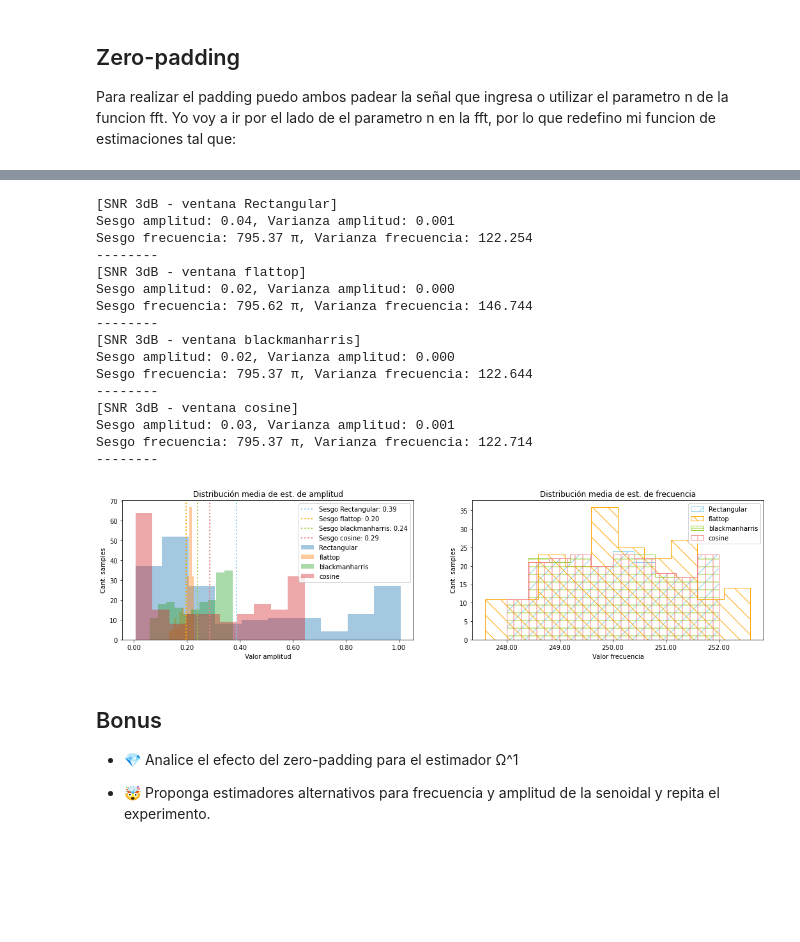
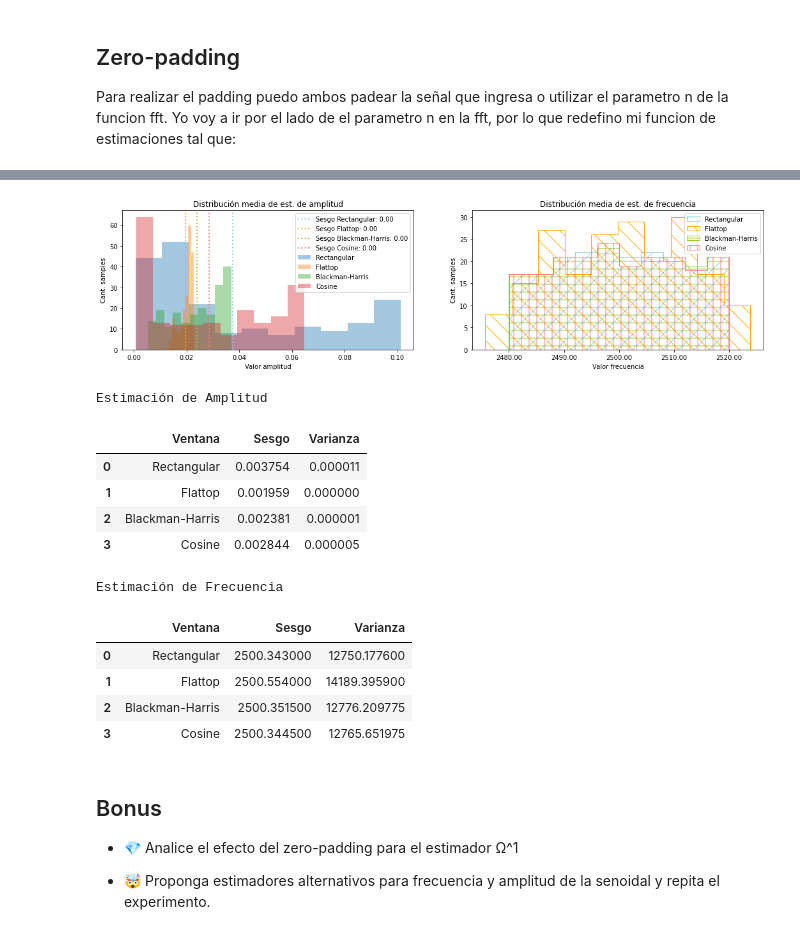
Before and after one commit to mnoe893/PDS_UTNBA_2025, a Jupyter notebook: TS6_estimacion_espectral.ipynb, the cells around one changed output, grey strips where cells are left out. Saved outputs shown, nothing was run; the diff lists cells and outputs as text; code cells hidden in the pictures; blank space fills up the shorter version.

```diff
--- a/TS6_estimacion_espectral.ipynb
+++ b/TS6_estimacion_espectral.ipynb
@@ -251,56 +253,67 @@ plt.show()
 # %%
-#
-#   CALCULO DE MEDIA Y VARIANZA E IMPRESION DE TABLA
-#
 arr_colores = ['skyblue', 'orange', 'yellowgreen', 'lightcoral']
 arr_hatch = ['/', '\\', '-', '|']
+arr_amp = []; arr_var_amp = []
+arr_frec = []; arr_var_frec = []
 plt.figure(figsize=(18, 4))
 for i in range(4):
     # Sesgo y varianza de amplitud
     mu_amp = np.mean(estimaciones_amp[i])
     sesgo_amp = mu_amp - (a0 / N)
     varianza_amp = np.mean((estimaciones_amp[i] - mu_amp)**2)
+    arr_amp.append(sesgo_amp); arr_var_amp.append(varianza_amp) # Guardo valores
 
     # Sesgo y varianza de frecuencia
     mu_freq = np.mean(estimaciones_freq[i])
-    sesgo_freq = mu_freq - omega0
+    sesgo_freq = (mu_freq/N) - (omega0/(2*np.pi))
     varianza_freq = np.mean((estimaciones_freq[i] - mu_freq)**2)
-
-    print(f"[SNR 3dB - ventana {arr_titulos_W[i]}]")
-    print(f"Sesgo amplitud: {sesgo_amp:.2f}, Varianza amplitud: {varianza_amp:.3f}")
-    print(f"Sesgo frecuencia: {sesgo_freq/np.pi:.2f} π, Varianza frecuencia: {varianza_freq:.3f}")
-    print("--------")
+    arr_frec.append(sesgo_freq); arr_var_frec.append(varianza_freq) # Guardo valores
 
     plt.subplot(1,2,1)
     plt.hist(estimaciones_amp[i], 10, alpha=0.4, label=f"{arr_titulos_W[i]}"); plt.title("Distribución media de est. de amplitud"); plt.xlabel("Valor amplitud"); plt.ylabel("Cant. samples")
     plt.axvline(sesgo_amp, color=arr_colores[i], linestyle=':', linewidth=2, label=f'Sesgo {arr_titulos_W[i]}: {sesgo_amp*10:.2f}')
     plt.gca().xaxis.set_major_formatter(FuncFormatter(lambda val, pos: f'{val*10:.2f}'))
     plt.legend()
     plt.subplot(1,2,2)
     plt.hist(estimaciones_freq[i], 10, histtype='stepfilled', hatch=arr_hatch[i], edgecolor=arr_colores[i], facecolor='none', label=f"{arr_titulos_W[i]}")
     plt.title("Distribución media de est. de frecuencia"); plt.xlabel("Valor frecuencia"); plt.ylabel("Cant. samples")
     plt.gca().xaxis.set_major_formatter(FuncFormatter(lambda val, pos: f'{val/10:.2f}'))
     #plt.axvline(sesgo_freq, linestyle='--', linewidth=2, label=f'Sesgo {arr_titulos_W[i]}: {sesgo_freq:.2f}')
     plt.legend()
 plt.show()
+
+df_amp = pd.DataFrame({
+    'Ventana': arr_titulos_W,
+    'Sesgo': arr_amp,
+    'Varianza': arr_var_amp,
+})
+df_amp = df_amp.style.set_caption("Estimación de Amplitud")
+df_amp
+
+df_frec = pd.DataFrame({
+    'Ventana': arr_titulos_W,
+    'Sesgo': arr_frec,
+    'Varianza': arr_var_frec
+})
+df_frec = df_frec.style.set_caption("Estimación de Frecuencia")
+df_frec
+
+display(df_amp)
+display(df_frec)
 # %% [output]
+[figure, new version]
-[SNR 3dB - ventana Rectangular]
-Sesgo amplitud: 0.04, Varianza amplitud: 0.001
-Sesgo frecuencia: 795.37 π, Varianza frecuencia: 122.254
---------
-[SNR 3dB - ventana flattop]
-Sesgo amplitud: 0.02, Varianza amplitud: 0.000
-Sesgo frecuencia: 795.62 π, Varianza frecuencia: 146.744
---------
-[SNR 3dB - ventana blackmanharris]
-Sesgo amplitud: 0.02, Varianza amplitud: 0.000
-Sesgo frecuencia: 795.37 π, Varianza frecuencia: 122.644
---------
-[SNR 3dB - ventana cosine]
-Sesgo amplitud: 0.03, Varianza amplitud: 0.001
-Sesgo frecuencia: 795.37 π, Varianza frecuencia: 122.714
---------
+Estimación de Amplitud
-[figure, old version]
+|  | Ventana | Sesgo | Varianza |
+| 0 | Rectangular | 0.003754 | 0.000011 |
+| 1 | Flattop | 0.001959 | 0.000000 |
+| 2 | Blackman-Harris | 0.002381 | 0.000001 |
+| 3 | Cosine | 0.002844 | 0.000005 |
+Estimación de Frecuencia
+|  | Ventana | Sesgo | Varianza |
+| 0 | Rectangular | 2500.343000 | 12750.177600 |
+| 1 | Flattop | 2500.554000 | 14189.395900 |
+| 2 | Blackman-Harris | 2500.351500 | 12776.209775 |
+| 3 | Cosine | 2500.344500 | 12765.651975 |
 # %% [markdown]
 ## Bonus
 - 💎 Analice el efecto del zero-padding para el estimador Ω^1
```
Also changed, not shown: parts of 8 cells of this notebook.
